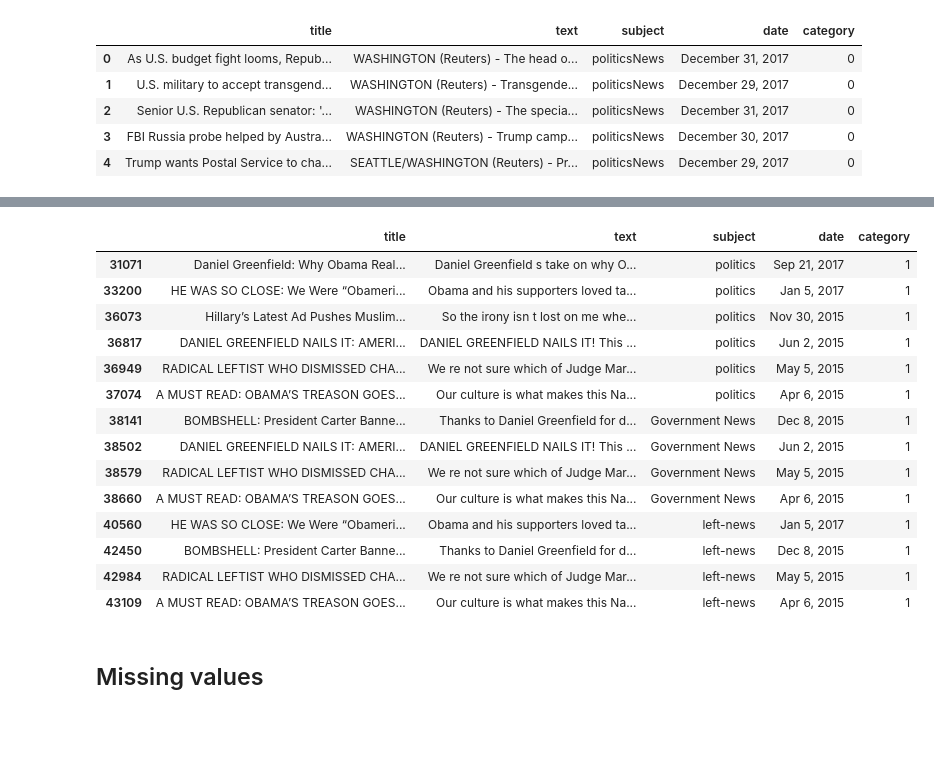
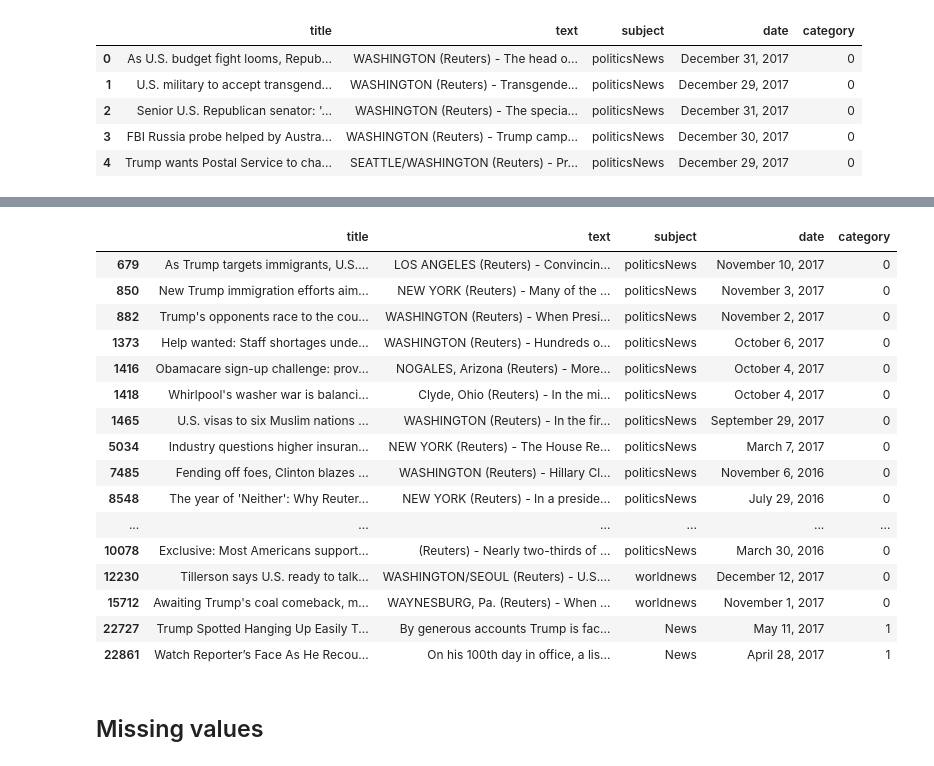
Before and after one commit to EddyEdzwan/StopFAIke, a Jupyter notebook: notebooks/JS_Kaggle_Bisaillon_CNN_Colab.ipynb, the cells around one changed output, grey strips where cells are left out. Drawn from its saved outputs; the diff is of its cells as text; code cells hidden in the pictures; blank space fills up the shorter version.

```diff
--- a/notebooks/JS_Kaggle_Bisaillon_CNN_Colab.ipynb
+++ b/notebooks/JS_Kaggle_Bisaillon_CNN_Colab.ipynb
@@ -86,21 +95,23 @@ data.head()
 # %%
-data[data['text'].str.contains("Daniel Greenfield")]
+data[data['text'].str.contains("reuters")]
 # %% [output]
 |  | title | text | subject | date | category |
-| 31071 | Daniel Greenfield: Why Obama Real... | Daniel Greenfield s take on why O... | politics | Sep 21, 2017 | 1 |
-| 33200 | HE WAS SO CLOSE: We Were “Obameri... | Obama and his supporters loved ta... | politics | Jan 5, 2017 | 1 |
-| 36073 | Hillary’s Latest Ad Pushes Muslim... | So the irony isn t lost on me whe... | politics | Nov 30, 2015 | 1 |
-| 36817 | DANIEL GREENFIELD NAILS IT: AMERI... | DANIEL GREENFIELD NAILS IT! This ... | politics | Jun 2, 2015 | 1 |
-| 36949 | RADICAL LEFTIST WHO DISMISSED CHA... | We re not sure which of Judge Mar... | politics | May 5, 2015 | 1 |
-| 37074 | A MUST READ: OBAMA’S TREASON GOES... | Our culture is what makes this Na... | politics | Apr 6, 2015 | 1 |
-| 38141 | BOMBSHELL: President Carter Banne... | Thanks to Daniel Greenfield for d... | Government News | Dec 8, 2015 | 1 |
-| 38502 | DANIEL GREENFIELD NAILS IT: AMERI... | DANIEL GREENFIELD NAILS IT! This ... | Government News | Jun 2, 2015 | 1 |
-| 38579 | RADICAL LEFTIST WHO DISMISSED CHA... | We re not sure which of Judge Mar... | Government News | May 5, 2015 | 1 |
-| 38660 | A MUST READ: OBAMA’S TREASON GOES... | Our culture is what makes this Na... | Government News | Apr 6, 2015 | 1 |
-| 40560 | HE WAS SO CLOSE: We Were “Obameri... | Obama and his supporters loved ta... | left-news | Jan 5, 2017 | 1 |
-| 42450 | BOMBSHELL: President Carter Banne... | Thanks to Daniel Greenfield for d... | left-news | Dec 8, 2015 | 1 |
-| 42984 | RADICAL LEFTIST WHO DISMISSED CHA... | We re not sure which of Judge Mar... | left-news | May 5, 2015 | 1 |
-| 43109 | A MUST READ: OBAMA’S TREASON GOES... | Our culture is what makes this Na... | left-news | Apr 6, 2015 | 1 |
+| 679 | As Trump targets immigrants, U.S.... | LOS ANGELES (Reuters) - Convincin... | politicsNews | November 10, 2017 | 0 |
+| 850 | New Trump immigration efforts aim... | NEW YORK (Reuters) - Many of the ... | politicsNews | November 3, 2017 | 0 |
+| 882 | Trump's opponents race to the cou... | WASHINGTON (Reuters) - When Presi... | politicsNews | November 2, 2017 | 0 |
+| 1373 | Help wanted: Staff shortages unde... | WASHINGTON (Reuters) - Hundreds o... | politicsNews | October 6, 2017 | 0 |
+| 1416 | Obamacare sign-up challenge: prov... | NOGALES, Arizona (Reuters) - More... | politicsNews | October 4, 2017 | 0 |
+| 1418 | Whirlpool's washer war is balanci... | Clyde, Ohio (Reuters) - In the mi... | politicsNews | October 4, 2017 | 0 |
+| 1465 | U.S. visas to six Muslim nations ... | WASHINGTON (Reuters) - In the fir... | politicsNews | September 29, 2017 | 0 |
+| 5034 | Industry questions higher insuran... | NEW YORK (Reuters) - The House Re... | politicsNews | March 7, 2017 | 0 |
+| 7485 | Fending off foes, Clinton blazes ... | WASHINGTON (Reuters) - Hillary Cl... | politicsNews | November 6, 2016 | 0 |
+| 8548 | The year of 'Neither': Why Reuter... | NEW YORK (Reuters) - In a preside... | politicsNews | July 29, 2016 | 0 |
+| ... | ... | ... | ... | ... | ... |
+| 10078 | Exclusive: Most Americans support... | (Reuters) - Nearly two-thirds of ... | politicsNews | March 30, 2016 | 0 |
+| 12230 | Tillerson says U.S. ready to talk... | WASHINGTON/SEOUL (Reuters) - U.S.... | worldnews | December 12, 2017 | 0 |
+| 15712 | Awaiting Trump's coal comeback, m... | WAYNESBURG, Pa. (Reuters) - When ... | worldnews | November 1, 2017 | 0 |
+| 22727 | Trump Spotted Hanging Up Easily T... | By generous accounts Trump is fac... | News | May 11, 2017 | 1 |
+| 22861 | Watch Reporter’s Face As He Recou... | On his 100th day in office, a lis... | News | April 28, 2017 | 1 |
 # %% [markdown]
 ## Missing values
 # %%
```
Also changed, not shown: parts of 1 cell of this notebook, 6 other files.
